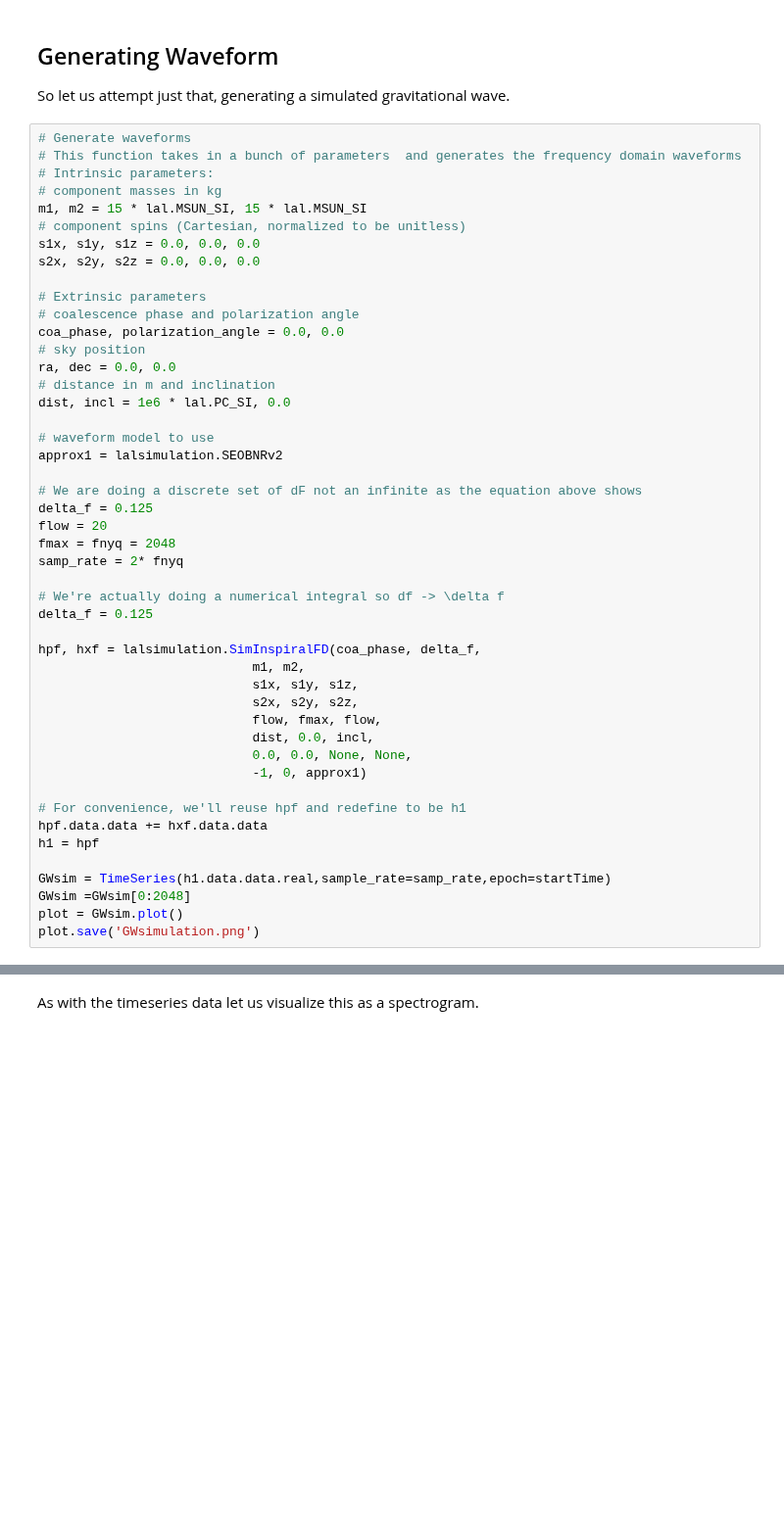
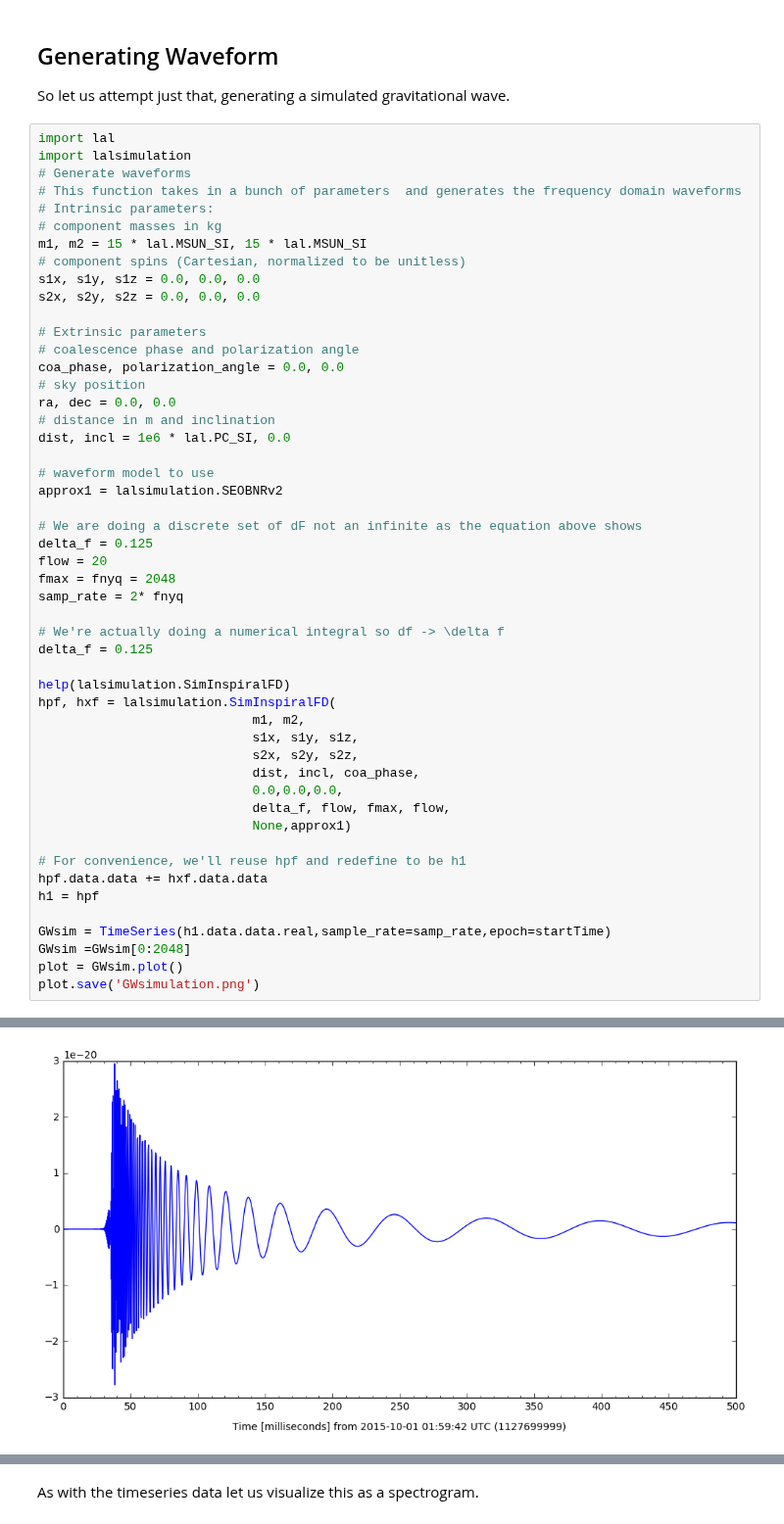
Before and after one commit to Gravity-Spy/GravitySpy, a Jupyter notebook: pyomega/Notebook/PyOmegaScan.ipynb, the cells around one changed output, grey strips where cells are left out. Shown at 98% size. Cells and saved outputs as stored; diff of their text form; blank space fills up the shorter version.

```diff
--- a/pyomega/Notebook/PyOmegaScan.ipynb
+++ b/pyomega/Notebook/PyOmegaScan.ipynb
@@ -128,6 +143,8 @@ where $\tilde{h}_T(f)$ is your simulated signal
 
 So let us attempt just that, generating a simulated gravitational wave.
 # %%
+import lal
+import lalsimulation
 # Generate waveforms
 # This function takes in a bunch of parameters  and generates the frequency domain waveforms
 # Intrinsic parameters:
@@ -157,14 +174,15 @@ samp_rate = 2* fnyq
 # We're actually doing a numerical integral so df -> \delta f
 delta_f = 0.125
 
-hpf, hxf = lalsimulation.SimInspiralFD(coa_phase, delta_f,
+help(lalsimulation.SimInspiralFD)
+hpf, hxf = lalsimulation.SimInspiralFD(
                             m1, m2,
                             s1x, s1y, s1z,
                             s2x, s2y, s2z,
-                            flow, fmax, flow,
-                            dist, 0.0, incl,
-                            0.0, 0.0, None, None,
-                            -1, 0, approx1)
+                            dist, incl, coa_phase,
+                            0.0,0.0,0.0,
+                            delta_f, flow, fmax, flow,
+                            None,approx1)
 
 # For convenience, we'll reuse hpf and redefine to be h1
 hpf.data.data += hxf.data.data
@@ -174,3 +192,4 @@ GWsim = TimeSeries(h1.data.data.real,sample_rate=samp_rate,epoch=startTime)
 GWsim =GWsim[0:2048]
 plot = GWsim.plot()
 plot.save('GWsimulation.png')
+# %% [output]
@@ -176,0 +200 @@ plot.save('GWsimulation.png')
+[figure, added]
```
Also changed, not shown: parts of 14 cells of this notebook, 4 other files.
